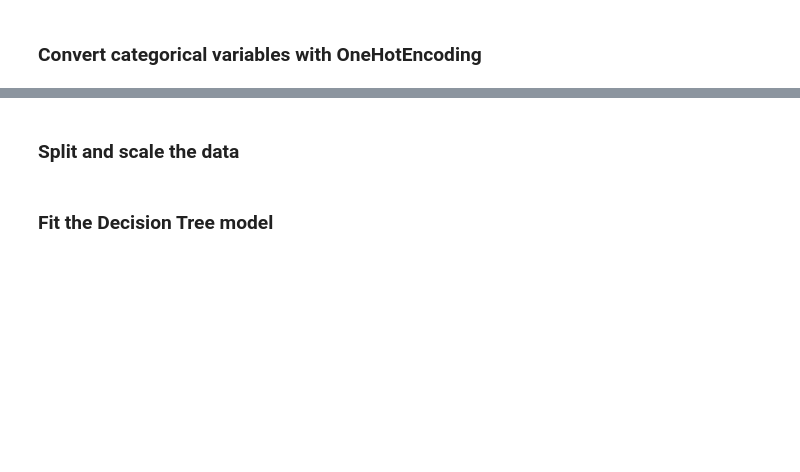
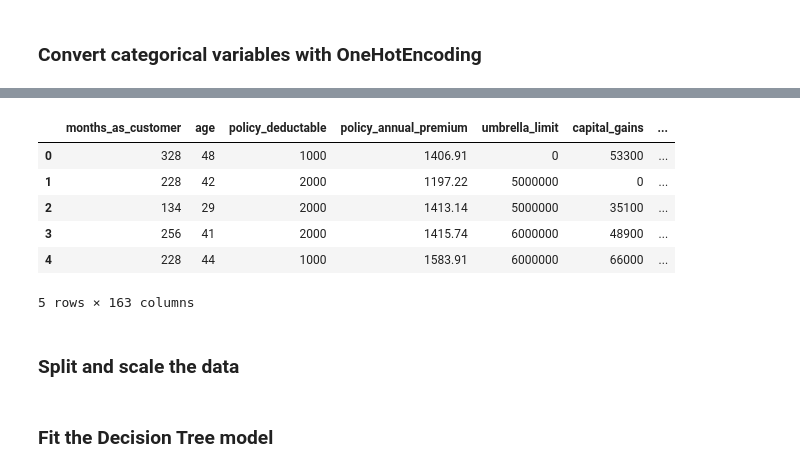
Before and after one commit to derekhuggens/Final-Project, a Jupyter notebook: ML_Model_JEM/ML_Model_Decision_Tree.ipynb, the cells around one changed output, grey strips where cells are left out. Saved outputs shown, nothing was run; the diff lists cells and outputs as text; code cells hidden in the pictures; blank space fills up the shorter version.

Commit message:
Added code to ML models to preprocess, compile, train & evaluate data.

```diff
--- a/ML_Model_JEM/ML_Model_Decision_Tree.ipynb
+++ b/ML_Model_JEM/ML_Model_Decision_Tree.ipynb
@@ -129,0 +182,4 @@ insurance_df.head()
+# %%
+# Convert policy_annual_premium column values from object to float
+insurance_df["policy_annual_premium"] = insurance_df["policy_annual_premium"].astype(float, errors = 'raise')
+insurance_df.dtypes
@@ -130,7 +204,7 @@ insurance_df.head()
 # %% [markdown]
 ### Convert categorical variables with OneHotEncoding
 # %%
-# Generate our categorical variable list
-<varible_cat> = <df_name>.dtypes[<df_name>.dtypes == "object"].index.tolist()
+# Generate our categorical variable lists
+insurance_cat = insurance_df.dtypes[insurance_df.dtypes == "object"].index.tolist()
 # %%
  # Check the number of unique values in each column
@@ -140,8 +234,8 @@ insurance_df.head()
 enc = OneHotEncoder(sparse=False)
 
 # Fit and transform the OneHotEncoder using the categorical variable list
-encode_df = pd.DataFrame(enc.fit_transform(<df_name>[<variable_cat>]))
+encode_df = pd.DataFrame(enc.fit_transform(insurance_df[insurance_cat]))
 
-# Add the encoded variable names to the DataFrame
-encode_df.columns = enc.get_feature_names(<variable_cat>)
+# Add the encoded variable names to the dataframe
+encode_df.columns = enc.get_feature_names_out(insurance_cat)
 encode_df.head()
@@ -148,8 +250,16 @@ encode_df.head()
 # %%
 # Merge one-hot encoded features and drop the originals
-<df_name> = <df_name>.merge(encode_df,left_index=True,right_index=True)
-<df_name> = <df_name>.drop(<variable_cat>,1)
-<df_name>.head()
+insurance_df = insurance_df.merge(encode_df,left_index=True,right_index=True)
+insurance_df = insurance_df.drop(insurance_cat,1)
+insurance_df.head()
+# %% [output]
+|  | months_as_customer | age | policy_deductable | policy_annual_premium | umbrella_limit | capital_gains | ... |
+| 0 | 328 | 48 | 1000 | 1406.91 | 0 | 53300 | ... |
+| 1 | 228 | 42 | 2000 | 1197.22 | 5000000 | 0 | ... |
+| 2 | 134 | 29 | 2000 | 1413.14 | 5000000 | 35100 | ... |
+| 3 | 256 | 41 | 2000 | 1415.74 | 6000000 | 48900 | ... |
+| 4 | 228 | 44 | 1000 | 1583.91 | 6000000 | 66000 | ... |
+5 rows × 163 columns
 # %% [markdown]
 ### Split and scale the data
 # %%
```
Also changed, not shown: parts of 10 cells of this notebook, 3 other files.
